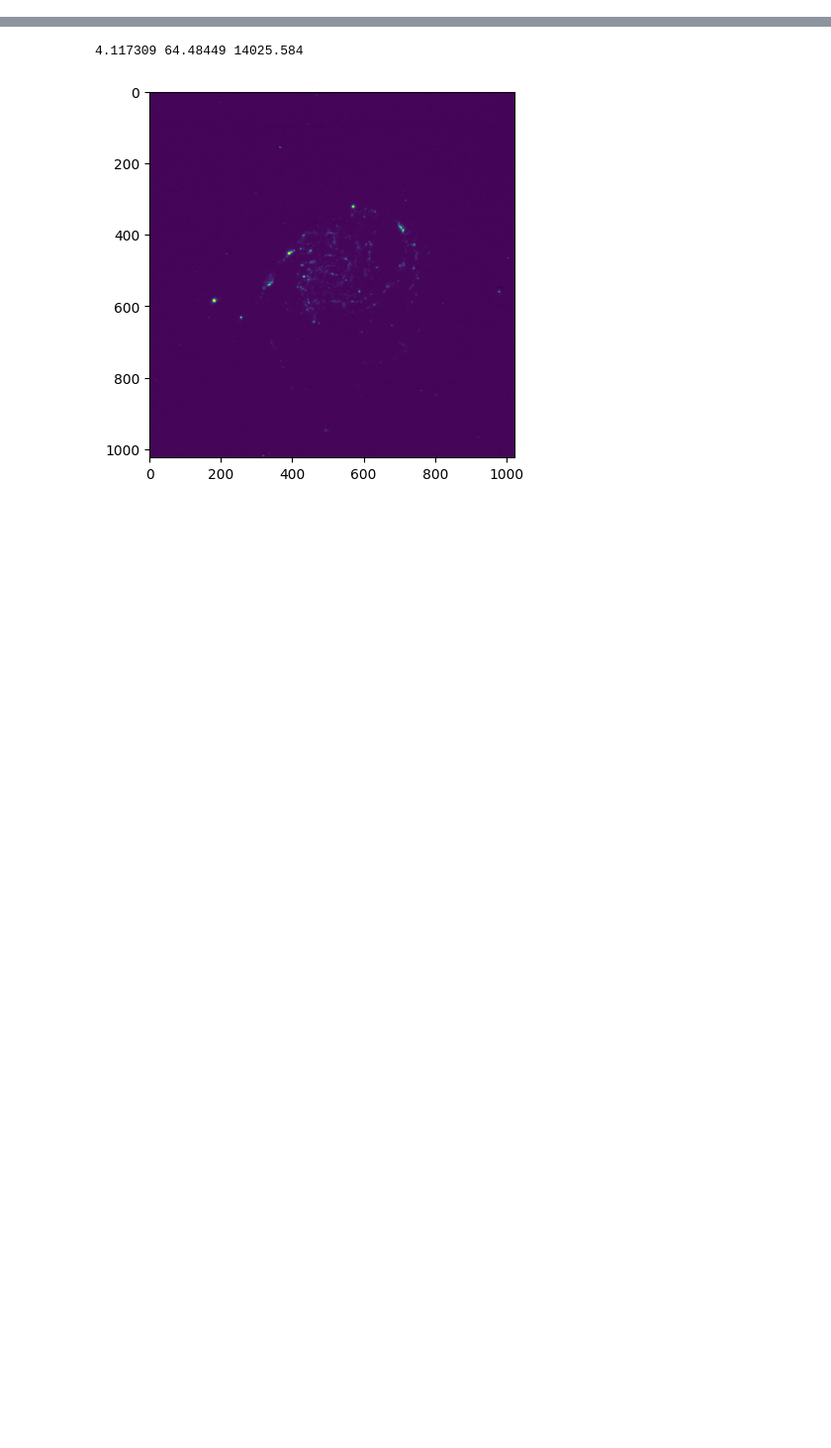
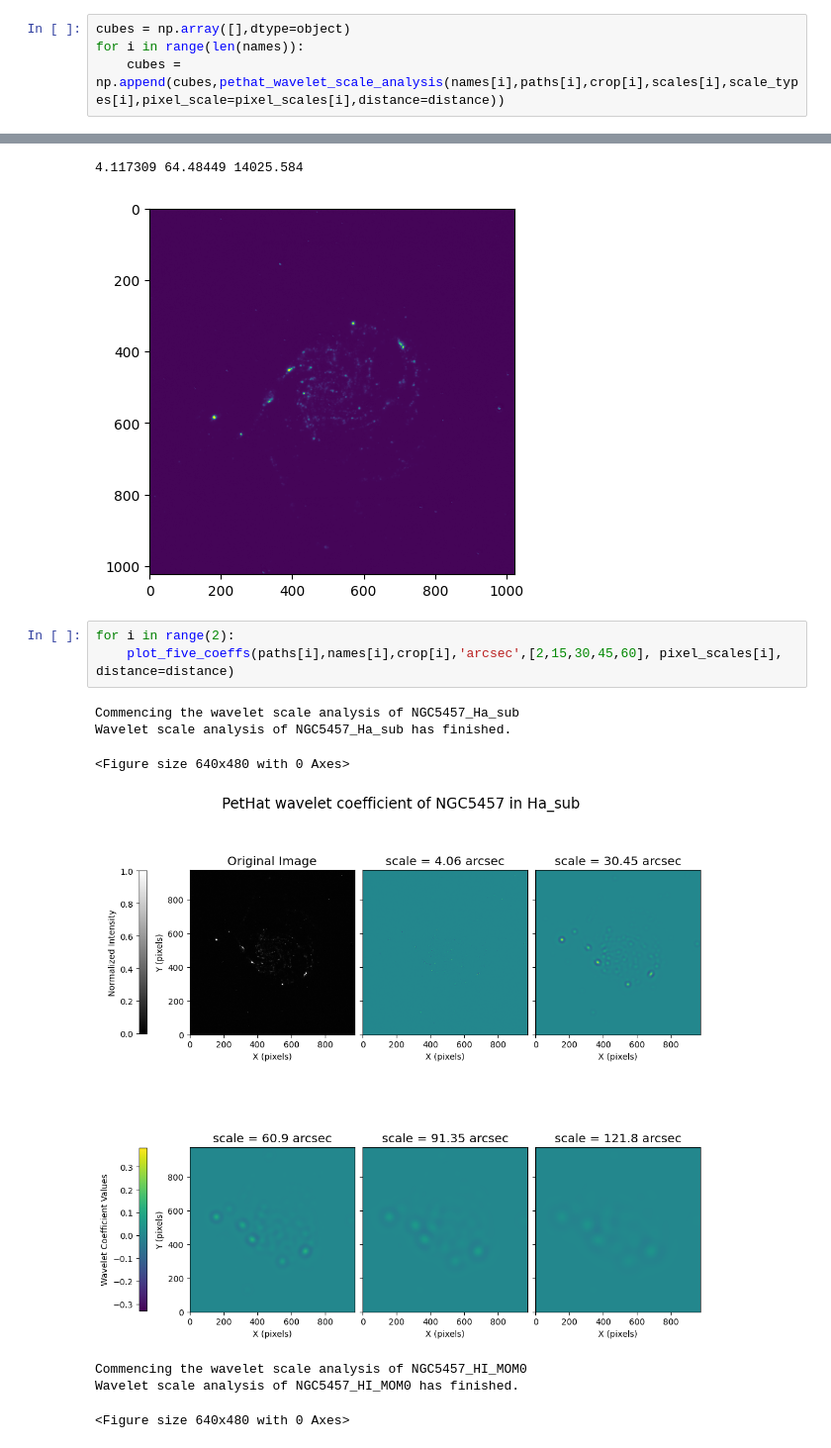
Before and after one commit to SUT-LTG/Wavelet_Fast, a Jupyter notebook: demo - analysis-of-NGC5457.ipynb, the cells around one changed output, grey strips where cells are left out. Shown at 99% size. Saved outputs shown, nothing was run; the diff lists cells and outputs as text; blank space fills up the shorter version.

```diff
--- a/demo - analysis-of-NGC5457.ipynb
+++ b/demo - analysis-of-NGC5457.ipynb
@@ -47,0 +19,4 @@ data_batch_energy_plot_cube(cubes,'arcsec')
+# %%
+cubes = np.array([],dtype=object)
+for i in range(len(names)):
+    cubes = np.append(cubes,pethat_wavelet_scale_analysis(names[i],paths[i],crop[i],scales[i],scale_types[i],pixel_scale=pixel_scales[i],distance=distance))
@@ -63,3 +55,14 @@ hdu_new.writeto('.\\data\\THINGS\\NGC_5457_I_Ha_hwb2001_clip.fits',overwrite=Tru
 # %% [output]
 4.117309 64.48449 14025.584
 [figure]
+# %%
+for i in range(2):
+    plot_five_coeffs(paths[i],names[i],crop[i],'arcsec',[2,15,30,45,60], pixel_scales[i], distance=distance)
+# %% [output]
+Commencing the wavelet scale analysis of NGC5457_Ha_sub
+Wavelet scale analysis of NGC5457_Ha_sub has finished.
+<Figure size 640x480 with 0 Axes>
+[figure, added]
+Commencing the wavelet scale analysis of NGC5457_HI_MOM0
+Wavelet scale analysis of NGC5457_HI_MOM0 has finished.
+<Figure size 640x480 with 0 Axes>
```
Also changed, not shown: parts of 7 cells of this notebook, 2 other files.
